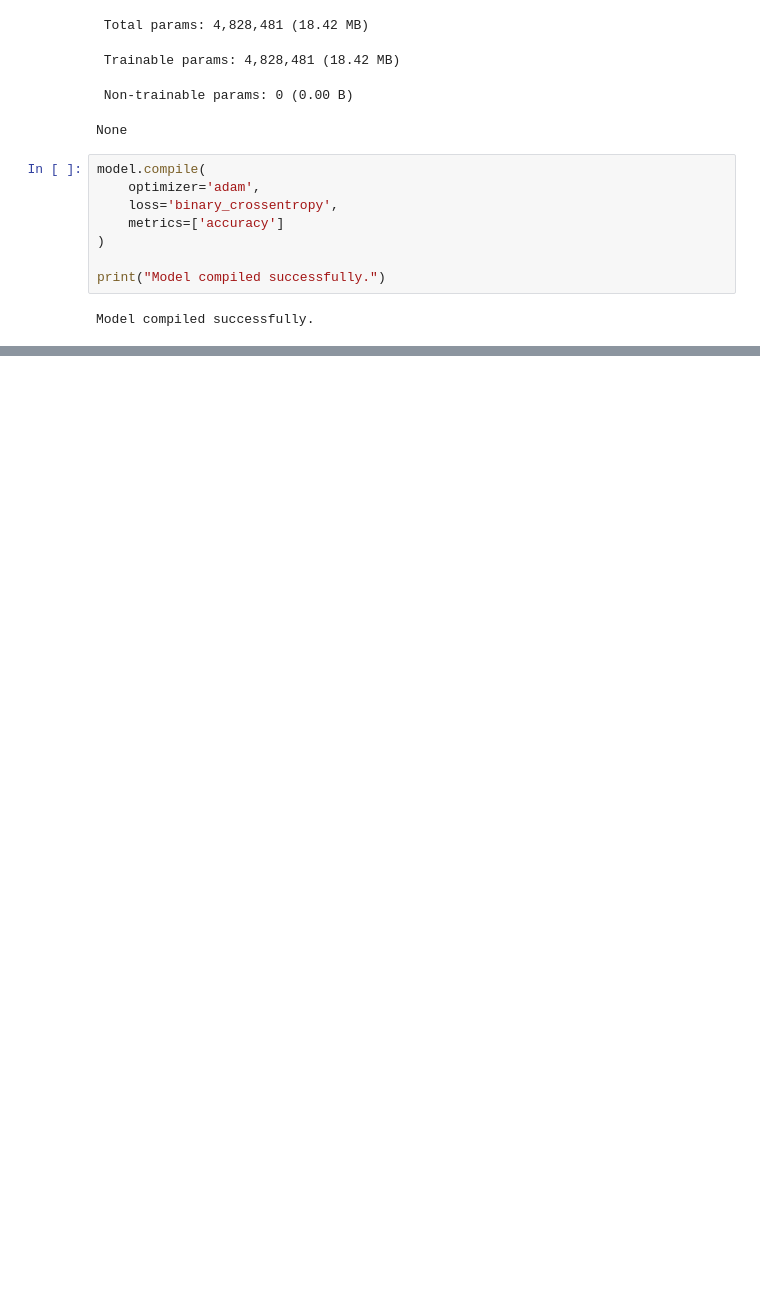
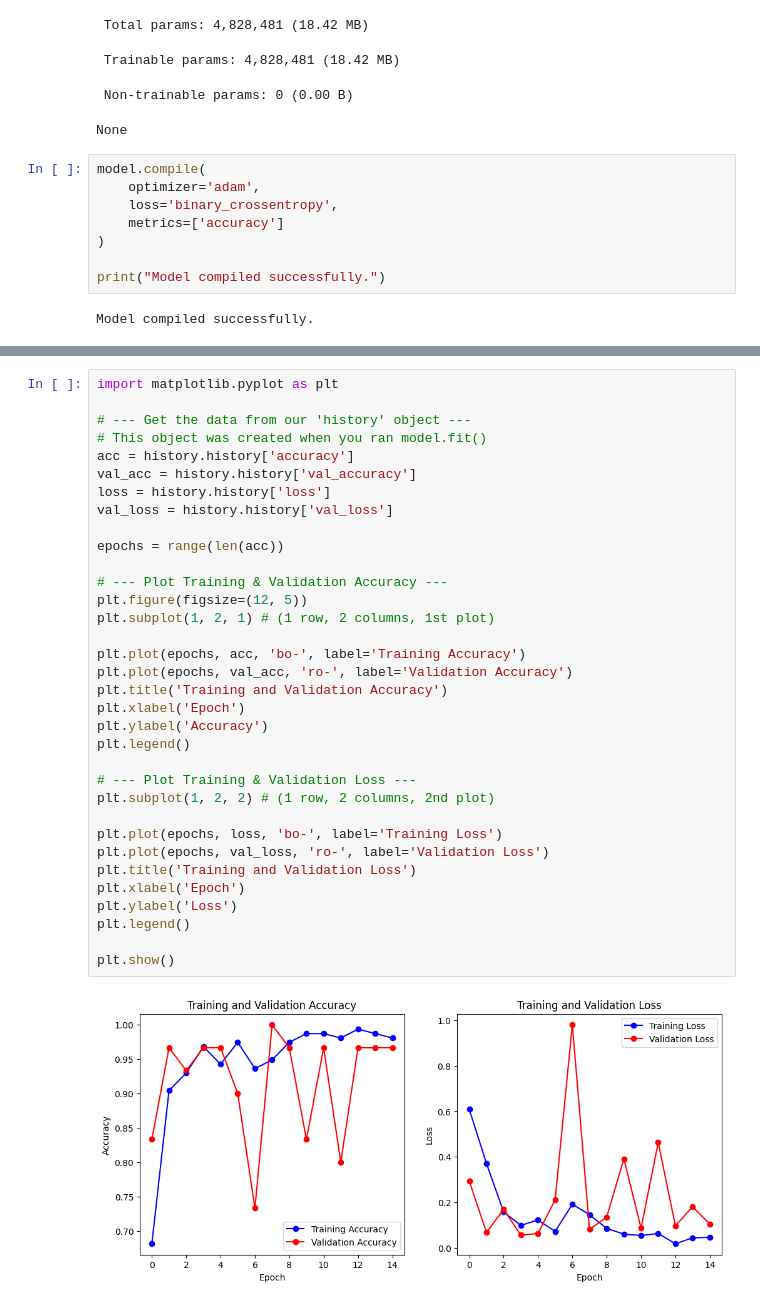
Before and after one commit to AvanishS26/Week-1, a Jupyter notebook: water_classification_model.ipynb, the cells around one changed output, grey strips where cells are left out. Drawn from its saved outputs; the diff is of its cells as text; blank space fills up the shorter version.

```diff
--- a/water_classification_model.ipynb
+++ b/water_classification_model.ipynb
@@ -175 +173,37 @@ Epoch 15/15
 Model training complete.
+# %%
+import matplotlib.pyplot as plt
+
+# --- Get the data from our 'history' object ---
+# This object was created when you ran model.fit()
+acc = history.history['accuracy']
+val_acc = history.history['val_accuracy']
+loss = history.history['loss']
+val_loss = history.history['val_loss']
+
+epochs = range(len(acc))
+
+# --- Plot Training & Validation Accuracy ---
+plt.figure(figsize=(12, 5))
+plt.subplot(1, 2, 1) # (1 row, 2 columns, 1st plot)
+
+plt.plot(epochs, acc, 'bo-', label='Training Accuracy')
+plt.plot(epochs, val_acc, 'ro-', label='Validation Accuracy')
+plt.title('Training and Validation Accuracy')
+plt.xlabel('Epoch')
+plt.ylabel('Accuracy')
+plt.legend()
+
+# --- Plot Training & Validation Loss ---
+plt.subplot(1, 2, 2) # (1 row, 2 columns, 2nd plot)
+
+plt.plot(epochs, loss, 'bo-', label='Training Loss')
+plt.plot(epochs, val_loss, 'ro-', label='Validation Loss')
+plt.title('Training and Validation Loss')
+plt.xlabel('Epoch')
+plt.ylabel('Loss')
+plt.legend()
+
+plt.show()
+# %% [output]
+[figure, added]
```
Also changed, not shown: parts of 9 cells of this notebook, 3 other files.
